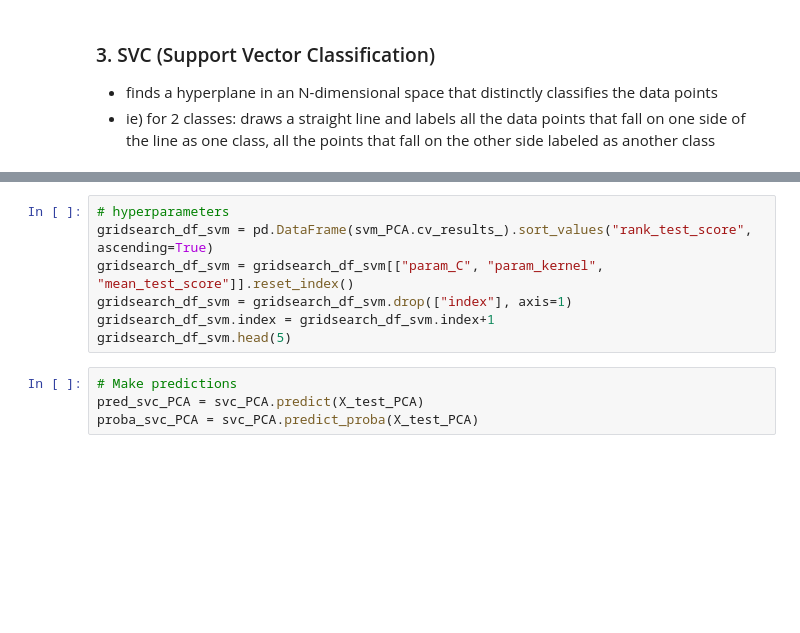
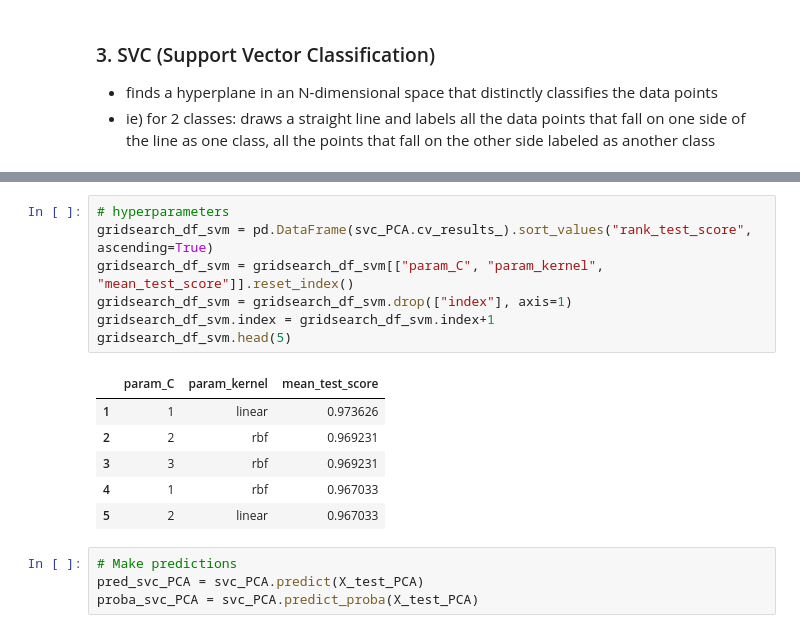
Before and after one commit to yoonichung/BreastCancerPrediction, a Jupyter notebook: BreastCancerPrediction_master.ipynb, the cells around one changed output, grey strips where cells are left out. Drawn from its saved outputs; the diff is of its cells as text; blank space fills up the shorter version.

```diff
--- a/BreastCancerPrediction_master.ipynb
+++ b/BreastCancerPrediction_master.ipynb
@@ -363,10 +390,17 @@ SVC(C=1.0, break_ties=False, cache_size=200, class_weight=None, coef0=0.0,
 # %%
 # hyperparameters
-gridsearch_df_svm = pd.DataFrame(svm_PCA.cv_results_).sort_values("rank_test_score", ascending=True)
+gridsearch_df_svm = pd.DataFrame(svc_PCA.cv_results_).sort_values("rank_test_score", ascending=True)
 gridsearch_df_svm = gridsearch_df_svm[["param_C", "param_kernel", "mean_test_score"]].reset_index()
 gridsearch_df_svm = gridsearch_df_svm.drop(["index"], axis=1)
 gridsearch_df_svm.index = gridsearch_df_svm.index+1
 gridsearch_df_svm.head(5)
+# %% [output]
+|  | param_C | param_kernel | mean_test_score |
+| 1 | 1 | linear | 0.973626 |
+| 2 | 2 | rbf | 0.969231 |
+| 3 | 3 | rbf | 0.969231 |
+| 4 | 1 | rbf | 0.967033 |
+| 5 | 2 | linear | 0.967033 |
 # %%
 # Make predictions
 pred_svc_PCA = svc_PCA.predict(X_test_PCA)
```
Also changed, not shown: parts of 23 cells of this notebook, 5 other files.
